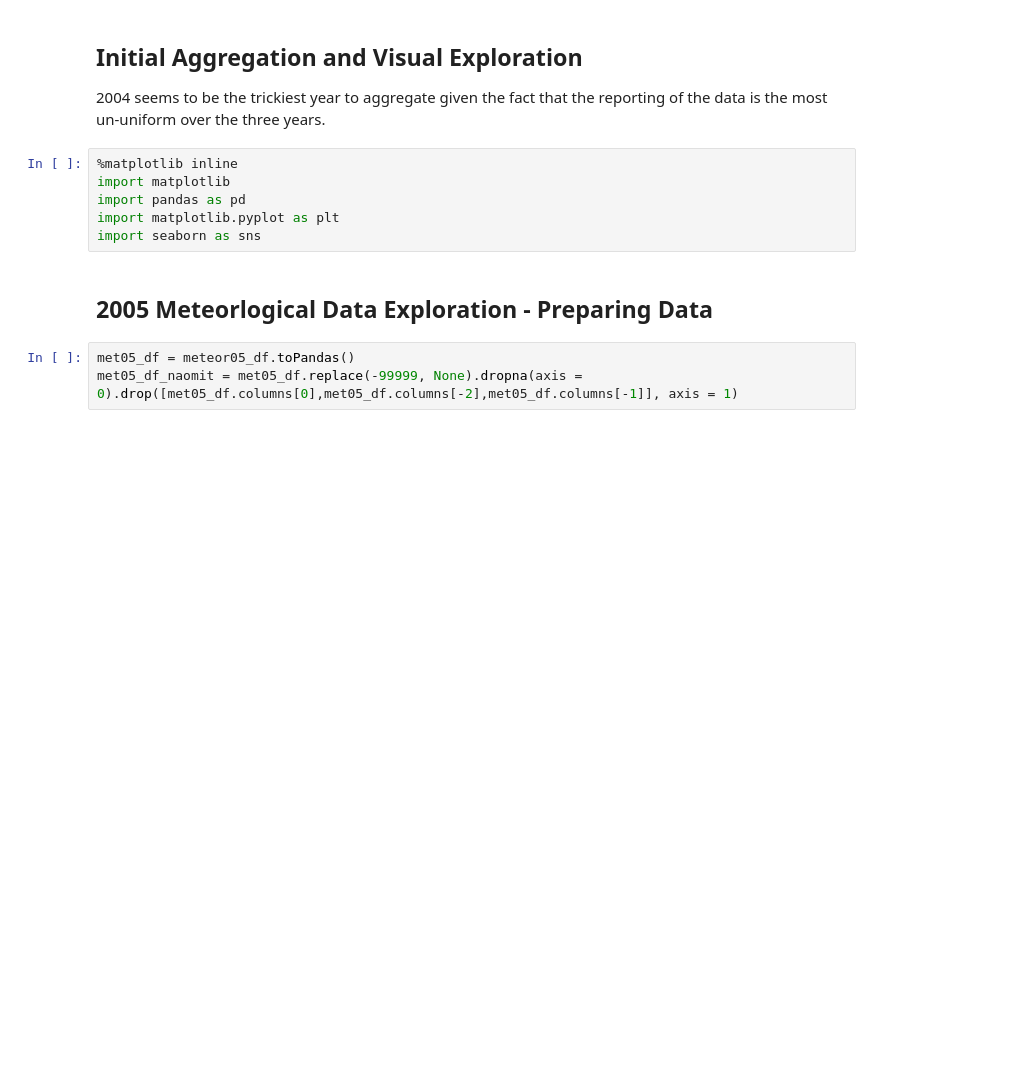
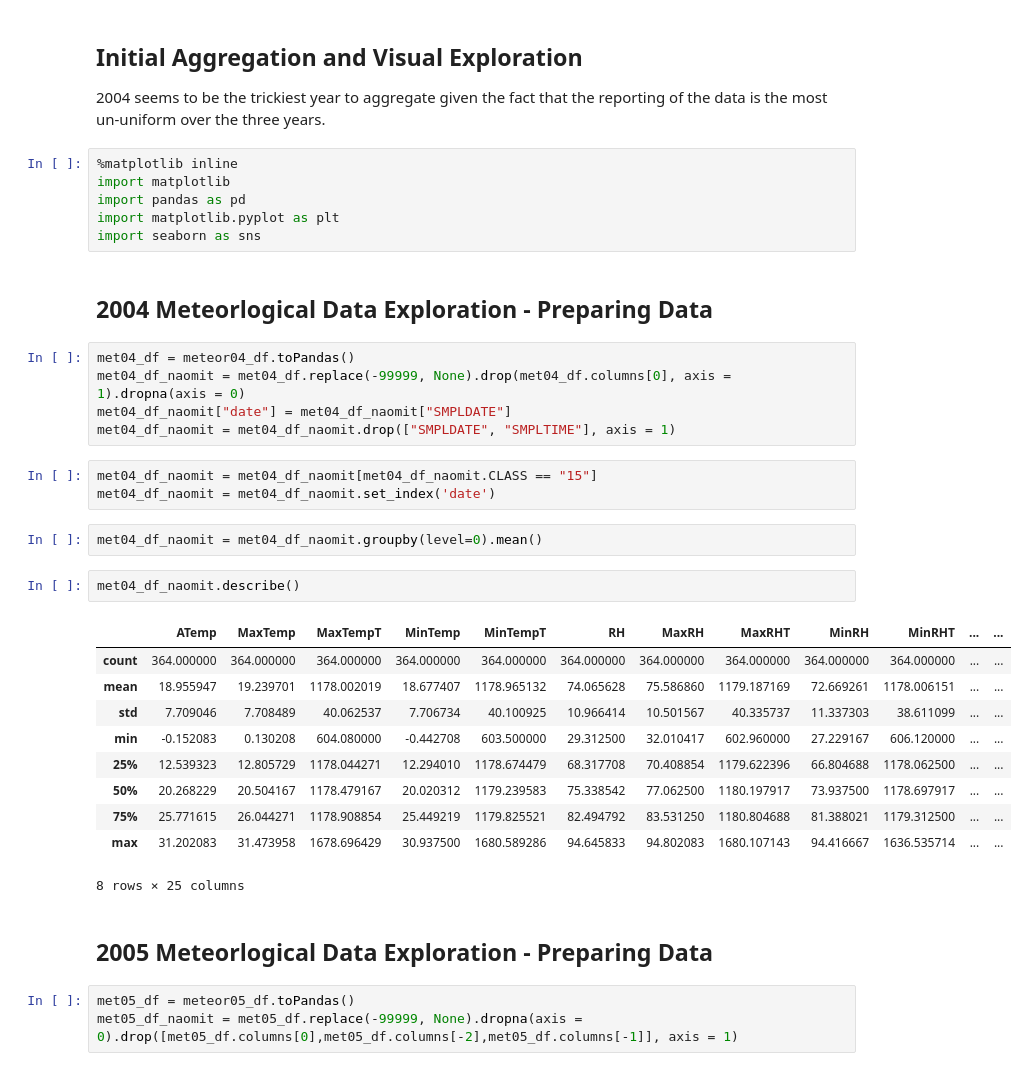
Before and after one commit to brendanwliu/pstat135_final, a Jupyter notebook: visualizations.ipynb, the cells around one changed output. Cells and saved outputs as stored; diff of their text form; blank space fills up the shorter version.

```diff
--- a/visualizations.ipynb
+++ b/visualizations.ipynb
@@ -44,6 +44,31 @@ import matplotlib
 import pandas as pd
 import matplotlib.pyplot as plt
 import seaborn as sns
+# %% [markdown]
+## 2004 Meteorlogical Data Exploration - Preparing Data
+# %%
+met04_df = meteor04_df.toPandas()
+met04_df_naomit = met04_df.replace(-99999, None).drop(met04_df.columns[0], axis = 1).dropna(axis = 0)
+met04_df_naomit["date"] = met04_df_naomit["SMPLDATE"]
+met04_df_naomit = met04_df_naomit.drop(["SMPLDATE", "SMPLTIME"], axis = 1)
+# %%
+met04_df_naomit = met04_df_naomit[met04_df_naomit.CLASS == "15"]
+met04_df_naomit = met04_df_naomit.set_index('date')
+# %%
+met04_df_naomit = met04_df_naomit.groupby(level=0).mean()
+# %%
+met04_df_naomit.describe()
+# %% [output]
+|  | ATemp | MaxTemp | MaxTempT | MinTemp | MinTempT | RH | MaxRH | MaxRHT | MinRH | MinRHT | ... | ... |
+| count | 364.000000 | 364.000000 | 364.000000 | 364.000000 | 364.000000 | 364.000000 | 364.000000 | 364.000000 | 364.000000 | 364.000000 | ... | ... |
+| mean | 18.955947 | 19.239701 | 1178.002019 | 18.677407 | 1178.965132 | 74.065628 | 75.586860 | 1179.187169 | 72.669261 | 1178.006151 | ... | ... |
+| std | 7.709046 | 7.708489 | 40.062537 | 7.706734 | 40.100925 | 10.966414 | 10.501567 | 40.335737 | 11.337303 | 38.611099 | ... | ... |
+| min | -0.152083 | 0.130208 | 604.080000 | -0.442708 | 603.500000 | 29.312500 | 32.010417 | 602.960000 | 27.229167 | 606.120000 | ... | ... |
+| 25% | 12.539323 | 12.805729 | 1178.044271 | 12.294010 | 1178.674479 | 68.317708 | 70.408854 | 1179.622396 | 66.804688 | 1178.062500 | ... | ... |
+| 50% | 20.268229 | 20.504167 | 1178.479167 | 20.020312 | 1179.239583 | 75.338542 | 77.062500 | 1180.197917 | 73.937500 | 1178.697917 | ... | ... |
+| 75% | 25.771615 | 26.044271 | 1178.908854 | 25.449219 | 1179.825521 | 82.494792 | 83.531250 | 1180.804688 | 81.388021 | 1179.312500 | ... | ... |
+| max | 31.202083 | 31.473958 | 1678.696429 | 30.937500 | 1680.589286 | 94.645833 | 94.802083 | 1680.107143 | 94.416667 | 1636.535714 | ... | ... |
+8 rows × 25 columns
 # %% [markdown]
 ## 2005 Meteorlogical Data Exploration - Preparing Data
 # %%
```
Also changed, not shown: parts of 6 cells of this notebook.
